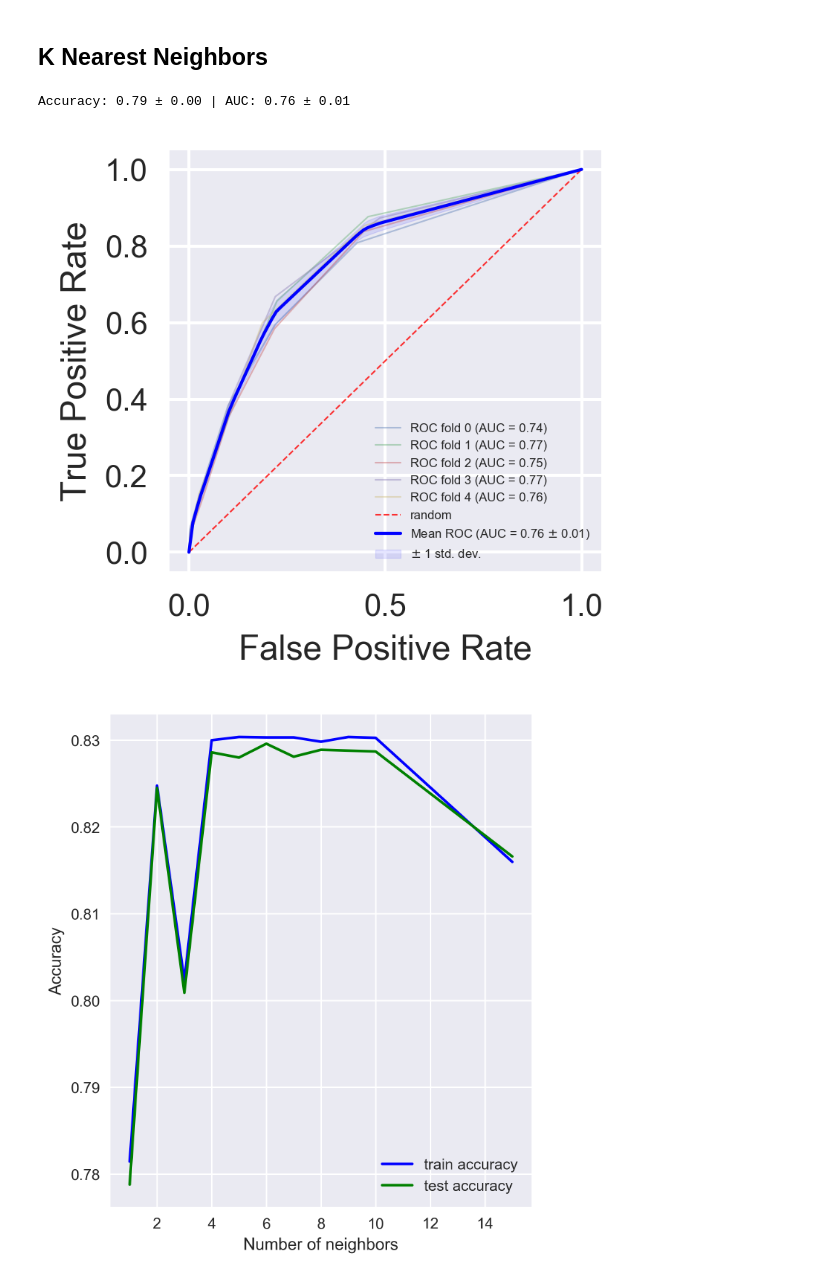
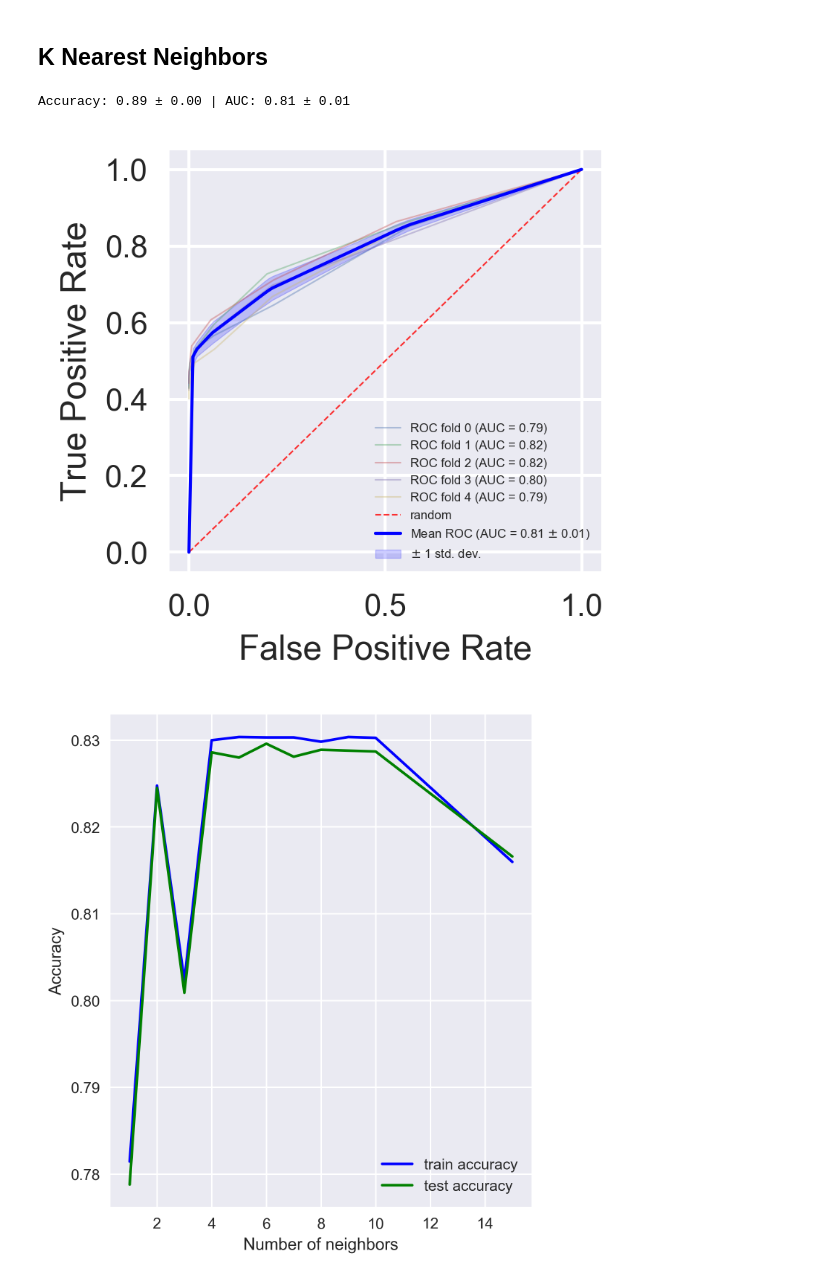
Before and after one commit to ElsaB/impact-annotator, a Jupyter notebook: analysis/prediction/Test.ipynb, the cells around one changed output. Drawn from its saved outputs; the diff is of its cells as text; code cells hidden in the pictures.

```diff
--- a/analysis/prediction/Test.ipynb
+++ b/analysis/prediction/Test.ipynb
@@ -29,7 +29,7 @@ get_table(impact.confidence_class)
 | UNLIKELY | 281 | 2.8% |
 | MANUAL_OK | 70 | 0.7% |
 # %%
-impact['is_somatic'] = impact.confidence_class.isin(["AUTO_OK", "MANUAL_OK"])
+impact['is_somatic'] = impact.confidence_class == "UNLIKELY"
 get_table(impact.is_somatic)
 # %% [output]
 |  | count_ | freq_ |
@@ -150,15 +221,15 @@ plt.legend(loc = "lower right", prop = {'size': 5})
 # %%
 from sklearn.neighbors import KNeighborsClassifier
 
-model = KNeighborsClassifier(n_neighbors = 5)
+model = KNeighborsClassifier(n_neighbors = 10)
 
 accuracy_scores = cross_val_score(model, X, y, cv = 5)
 auc_scores = cross_val_score(model, X, y, cv = n_folds, scoring = "roc_auc")
 print("Accuracy: %0.2f ± %0.2f | AUC: %0.2f ± %0.2f" % (accuracy_scores.mean(), accuracy_scores.std(), auc_scores.mean(), auc_scores.std()))
-plot1 = plot_cross_validation_ROC_curves(model, X, y, 5);
+plot1 = plot_cross_validation_ROC_curves(model, X, y, n_folds);
 # %% [output]
-Accuracy: 0.79 ± 0.00 | AUC: 0.76 ± 0.01
+Accuracy: 0.89 ± 0.00 | AUC: 0.81 ± 0.01
-[figure, old version]
+[figure, new version]
 # %%
 from sklearn.model_selection import validation_curve
 n_neighbors = [1, 2, 3, 4, 5, 6, 7, 8, 9, 10, 15]
```
Also changed, not shown: parts of 23 cells of this notebook, 1 other file.
